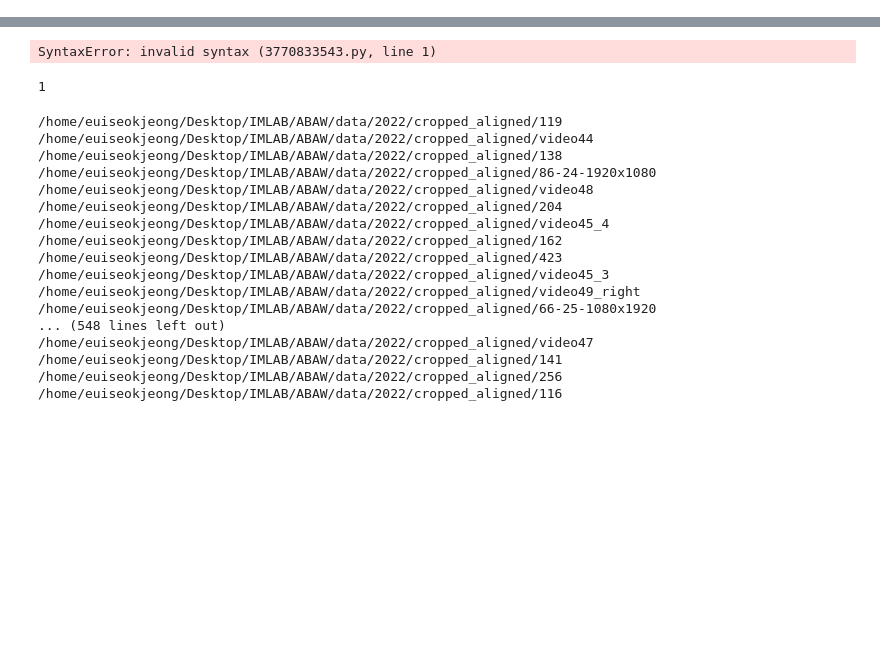
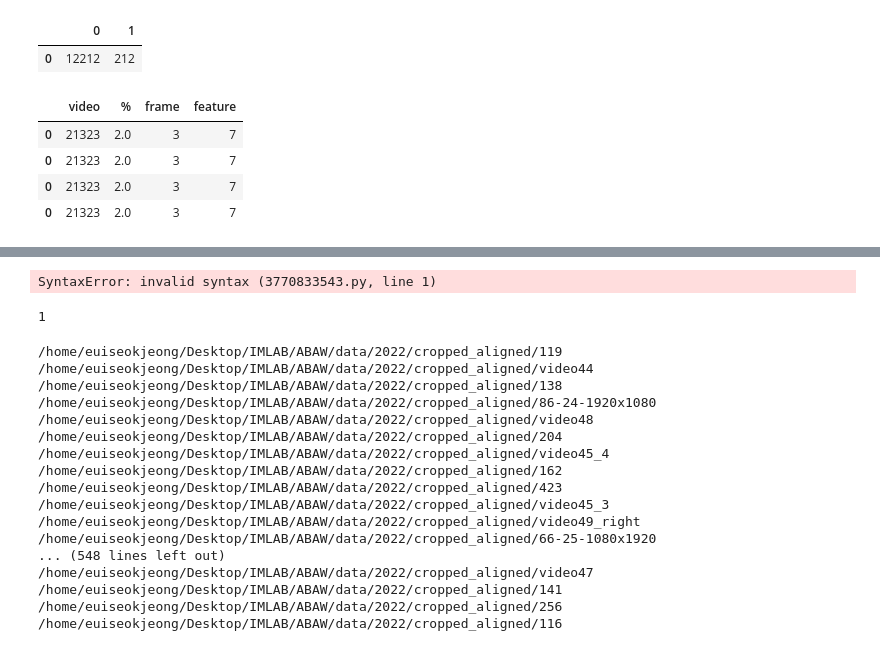
Before and after one commit to EuiseokJeong/2022_ABAW_imlab, a Jupyter notebook: test.ipynb, the cells around one changed output, grey strips where cells are left out. Drawn from its saved outputs; the diff is of its cells as text; code cells hidden in the pictures; blank space fills up the shorter version.

Commit message:
data EDA in test.ipynb

```diff
--- a/test.ipynb
+++ b/test.ipynb
@@ -0,0 +80,5 @@
+# %%
+pd.DataFrame([['12212', 212]])
+# %% [output]
+|  | 0 | 1 |
+| 0 | 12212 | 212 |
@@ -0,0 +87,12 @@
+# %%
+result_df = pd.DataFrame(columns=['video', '%', 'frame','feature'])
+# %%
+result_df = pd.concat([result_df, result_df])
+# %%
+result_df
+# %% [output]
+|  | video | % | frame | feature |
+| 0 | 21323 | 2.0 | 3 | 7 |
+| 0 | 21323 | 2.0 | 3 | 7 |
+| 0 | 21323 | 2.0 | 3 | 7 |
+| 0 | 21323 | 2.0 | 3 | 7 |
```
Also changed, not shown: parts of 10 cells of this notebook, 1 other file.
